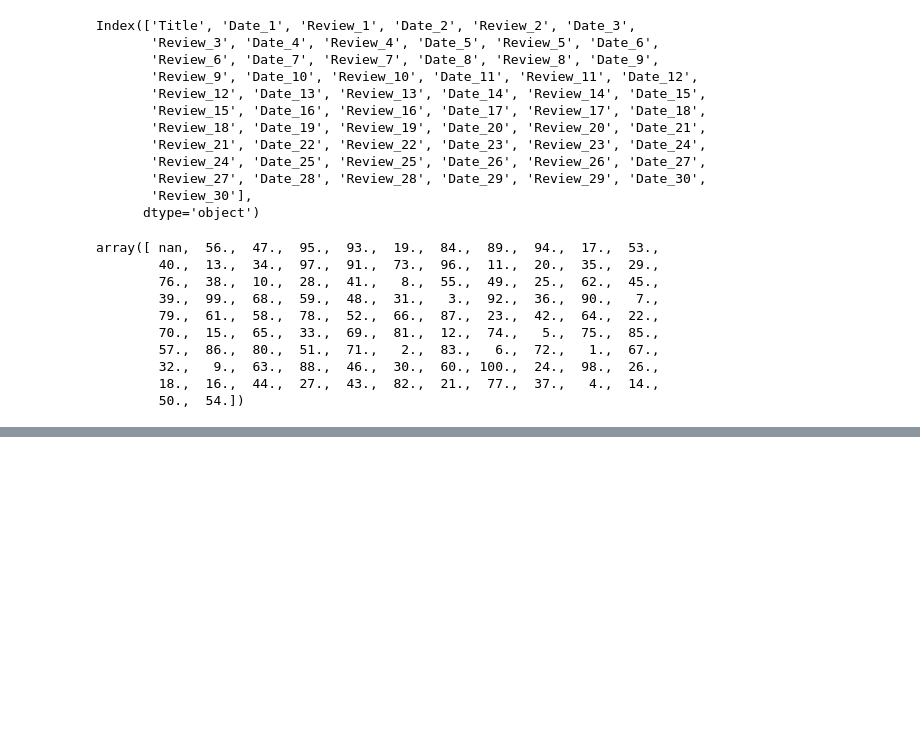
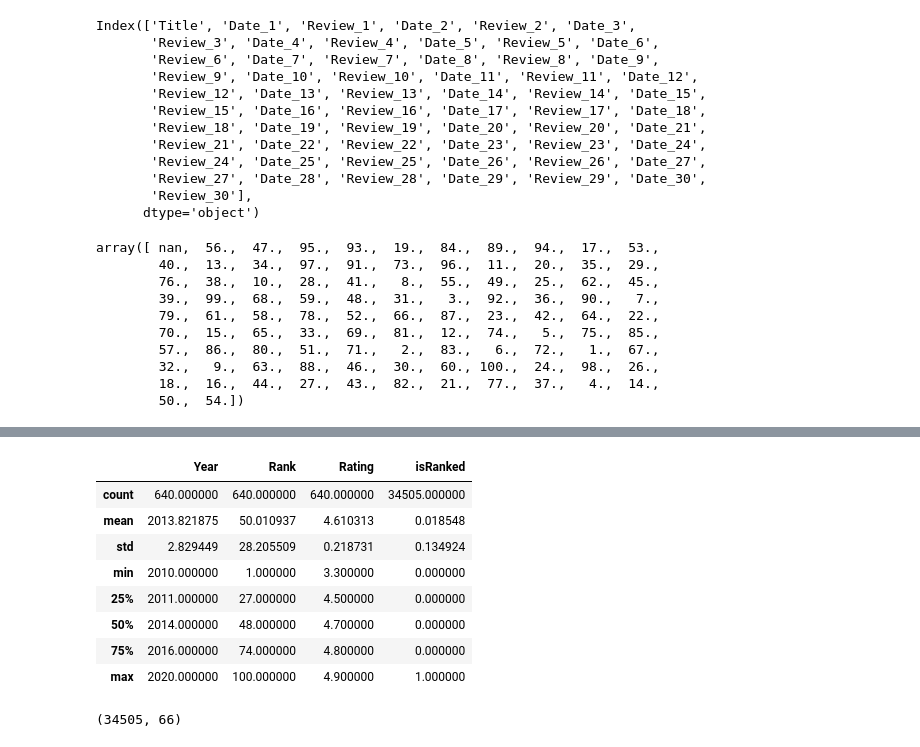
Before and after one commit to TKarlovitzDrexel/DSCI591_ACRSent, a Jupyter notebook: Code/Books/part2_rank_books_SDA.ipynb, the cells around one changed output, grey strips where cells are left out. Saved outputs shown, nothing was run; the diff lists cells and outputs as text; code cells hidden in the pictures; blank space fills up the shorter version.

```diff
--- a/Code/Books/part2_rank_books_SDA.ipynb
+++ b/Code/Books/part2_rank_books_SDA.ipynb
@@ -78,0 +105,16 @@ df[df['Rank'] == 1].head()
+# %%
+df.describe()
+# %% [output]
+|  | Year | Rank | Rating | isRanked |
+| count | 640.000000 | 640.000000 | 640.000000 | 34505.000000 |
+| mean | 2013.821875 | 50.010937 | 4.610313 | 0.018548 |
+| std | 2.829449 | 28.205509 | 0.218731 | 0.134924 |
+| min | 2010.000000 | 1.000000 | 3.300000 | 0.000000 |
+| 25% | 2011.000000 | 27.000000 | 4.500000 | 0.000000 |
+| 50% | 2014.000000 | 48.000000 | 4.700000 | 0.000000 |
+| 75% | 2016.000000 | 74.000000 | 4.800000 | 0.000000 |
+| max | 2020.000000 | 100.000000 | 4.900000 | 1.000000 |
+# %%
+df.shape
+# %% [output]
+(34505, 66)
```
Also changed, not shown: parts of 12 cells of this notebook.
